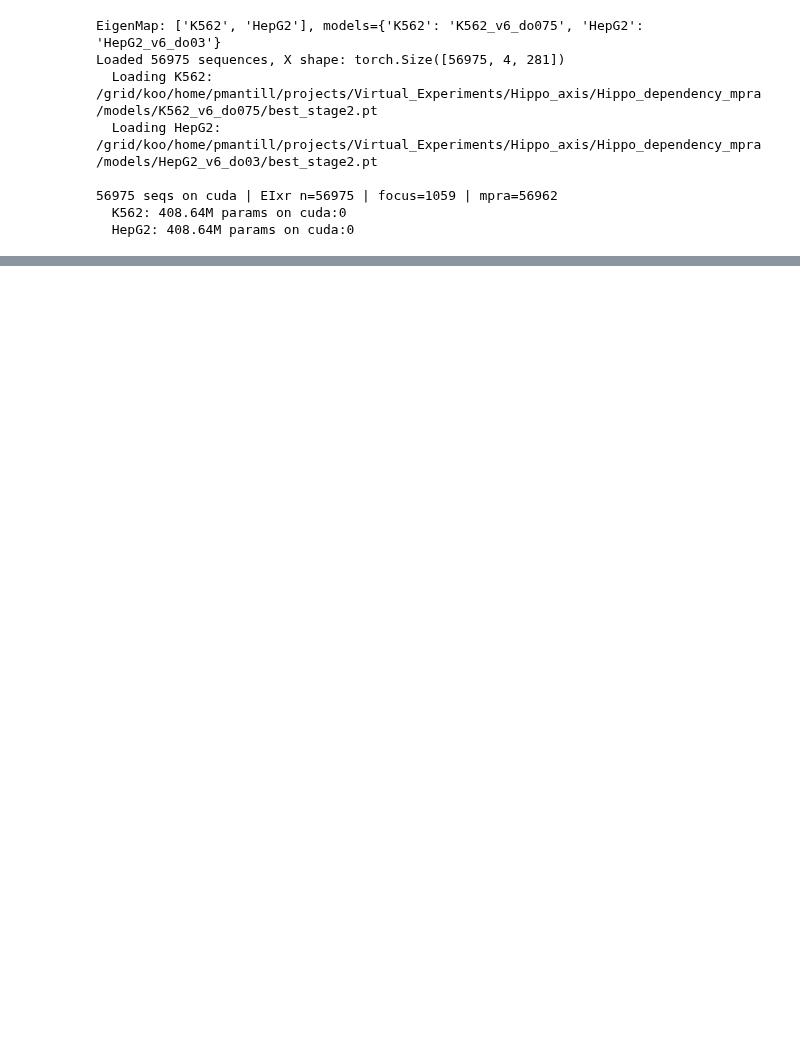
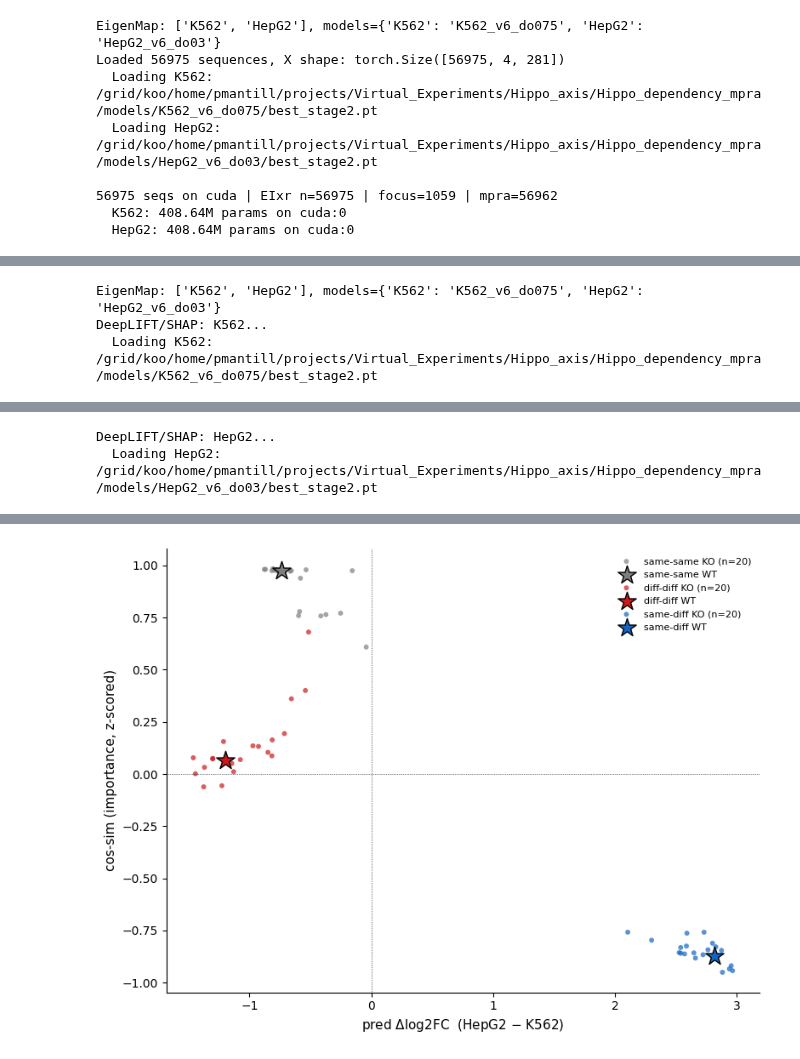
Before and after one commit to pabmantilla/Hippo_dependency_mpra, a Jupyter notebook: genomic_targets/scripts/2d_diff_call/scripts/k-cee_screen.ipynb, the cells around one changed output, grey strips where cells are left out. Saved outputs shown, nothing was run; the diff lists cells and outputs as text; code cells hidden in the pictures; blank space fills up the shorter version.

```diff
--- a/genomic_targets/scripts/2d_diff_call/scripts/k-cee_screen.ipynb
+++ b/genomic_targets/scripts/2d_diff_call/scripts/k-cee_screen.ipynb
@@ -9,7 +9,7 @@ from scipy.stats import ttest_ind
 REPO = '/grid/koo/home/pmantill/projects/Virtual_Experiments/Hippo_axis/Hippo_dependency_mpra'
 sys.path.insert(0, os.path.join(REPO, 'eigen-interactions'))
 import eigen_steering
-from eigen_steering import EigenMap, AlphaGenome, MPRAHead, AlphaGenomeMPRA, remove_all_heads
+from eigen_steering import EigenMap, MPRAHead, AlphaGenomeMPRA
 
 # Local layout: weights at pytorch_base_model/, ckpts at models/{name}/best_stage2.pt
 eigen_steering.WEIGHTS_PATH = os.path.join(REPO, 'pytorch_base_model', 'model_fold_0.safetensors')
@@ -66,11 +66,12 @@ pvals = df['name'].map(dict(zip(shared[ok], pv))).values.astype(float)
 
 # --- heavy load: models on GPU (ckpts live at models/{name}/best_stage2.pt) ---
 def _load_model_patched(self, ct, squeeze=False):
+    eigen_steering._load_heavy_deps()
     name = self.model_names[ct]
     ckpt_path = os.path.join(CKPT_DIR, name, 'best_stage2.pt')
     print(f"  Loading {ct}: {ckpt_path}")
-    enc = AlphaGenome.from_pretrained(eigen_steering.WEIGHTS_PATH, device='cpu')
-    remove_all_heads(enc)
+    enc = eigen_steering.AlphaGenome.from_pretrained(eigen_steering.WEIGHTS_PATH, device='cpu')
+    eigen_steering.remove_all_heads(enc)
     hd = MPRAHead()
     ckpt = torch.load(ckpt_path, map_location='cpu', weights_only=False)
     enc.load_state_dict(ckpt['model_state_dict'], strict=False)
@@ -94,0 +126,67 @@ Loaded 56975 sequences, X shape: torch.Size([56975, 4, 281])
+# %%
+# --- knobs ---
+N_REPS  = 20    # KO variants per seq
+WIN     = 30    # contiguous KO window (bp), within enhancer
+# -------------
+
+# Random contiguous KOs the EigenMap-native way (like necessity_test,
+# but at random windows instead of motif positions):
+#   1. dinucleotide-shuffle the WHOLE WT seq -> background
+#   2. for each variant, replace WT[s:s+W] with shuffle[s:s+W]
+# Plot pred Δlog2FC vs cos-sim (importance, z-scored), WT marked.
+
+eigen_steering._load_heavy_deps()
+dinuc_shuf = eigen_steering.dinucleotide_shuffle
+
+rng     = np.random.default_rng(0)
+ENH_LEN = eigen_steering.ENHANCER_LEN  # 230
+L       = em.X.shape[-1]               # 281
+
+groups = list(reps.items())   # [('same-same', i), ('diff-diff', j), ('same-diff', k)]
+all_X, tag = [], []
+wt_pos = {}
+for name, idx in groups:
+    wt   = em.X[idx:idx+1].float()                                      # (1,4,L)
+    shuf = dinuc_shuf(wt, n=N_REPS, random_state=int(idx))[0]           # (N_REPS,4,L)
+    wt_pos[name] = sum(t.shape[0] for t in all_X)
+    all_X.append(wt); tag.append(('WT', name))
+
+    chim = wt.expand(N_REPS, -1, -1).clone()                            # (N_REPS,4,L)
+    for k in range(N_REPS):
+        s = int(rng.integers(0, ENH_LEN - WIN + 1))
+        chim[k, :, s:s+WIN] = shuf[k, :, s:s+WIN]
+    all_X.append(chim); tag += [('var', name)] * N_REPS
+
+X = torch.cat(all_X, dim=0)   # (3 + 3*N_REPS, 4, L)
+
+em_s = EigenMap(model_names=CT, device=DEVICE)
+em_s.X         = X
+em_s.constructs = [''] * X.shape[0]
+em_s.enhancers  = [''] * X.shape[0]
+em_s.compute_attributions(method='deeplift', n_shuffles=50, batch_size=128, verbose=True)
+
+cs    = em_s.cosine_similarity(enhancer_only=True, mode='importance', zscore=True)
+mdiff = em_s.predictions['HepG2'] - em_s.predictions['K562']
+
+colors = {'same-same': '#7f7f7f', 'diff-diff': '#cb181d', 'same-diff': '#1565C0'}
+
+fig, ax = plt.subplots(figsize=(8, 6))
+for name, _ in groups:
+    m = np.array([t == ('var', name) for t in tag])
+    ax.scatter(mdiff[m], cs[m], s=18, c=colors[name],
+               alpha=0.7, edgecolors='none', label=f'{name} KO (n={m.sum()})')
+    w = wt_pos[name]
+    ax.scatter([mdiff[w]], [cs[w]], s=260, c=colors[name],
+               marker='*', edgecolors='black', linewidths=1.0,
+               label=f'{name} WT', zorder=5)
+ax.axhline(0, color='k', lw=0.5, ls=':')
+ax.axvline(0, color='k', lw=0.5, ls=':')
+ax.set_xlabel('pred $\\Delta$log2FC  (HepG2 $-$ K562)', fontsize=11)
+ax.set_ylabel('cos-sim (importance, z-scored)', fontsize=11)
+ax.legend(fontsize=8, frameon=False)
+ax.spines['top'].set_visible(False); ax.spines['right'].set_visible(False)
+plt.tight_layout(); plt.show()
+# %% [output]
+EigenMap: ['K562', 'HepG2'], models={'K562': 'K562_v6_do075', 'HepG2': 'HepG2_v6_do03'}
+DeepLIFT/SHAP: K562...
+  Loading K562: /grid/koo/home/pmantill/projects/Virtual_Experiments/Hippo_axis/Hippo_dependency_mpra/models/K562_v6_do075/best_stage2.pt
@@ -94,0 +210,2 @@ Loaded 56975 sequences, X shape: torch.Size([56975, 4, 281])
+DeepLIFT/SHAP: HepG2...
+  Loading HepG2: /grid/koo/home/pmantill/projects/Virtual_Experiments/Hippo_axis/Hippo_dependency_mpra/models/HepG2_v6_do03/best_stage2.pt
@@ -94,0 +229 @@ Loaded 56975 sequences, X shape: torch.Size([56975, 4, 281])
+[figure, added]
```
Also changed, not shown: parts of 2 cells of this notebook.
